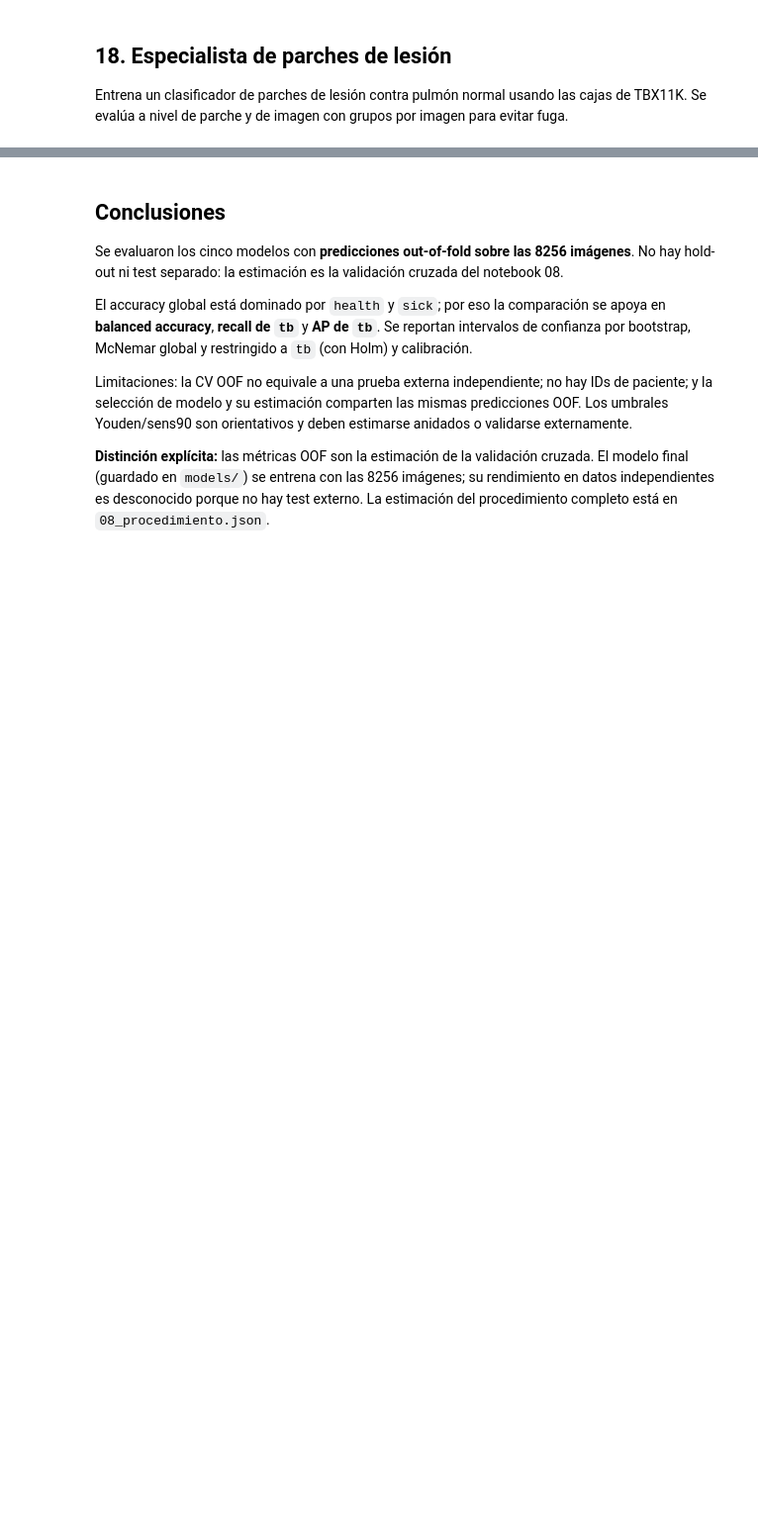
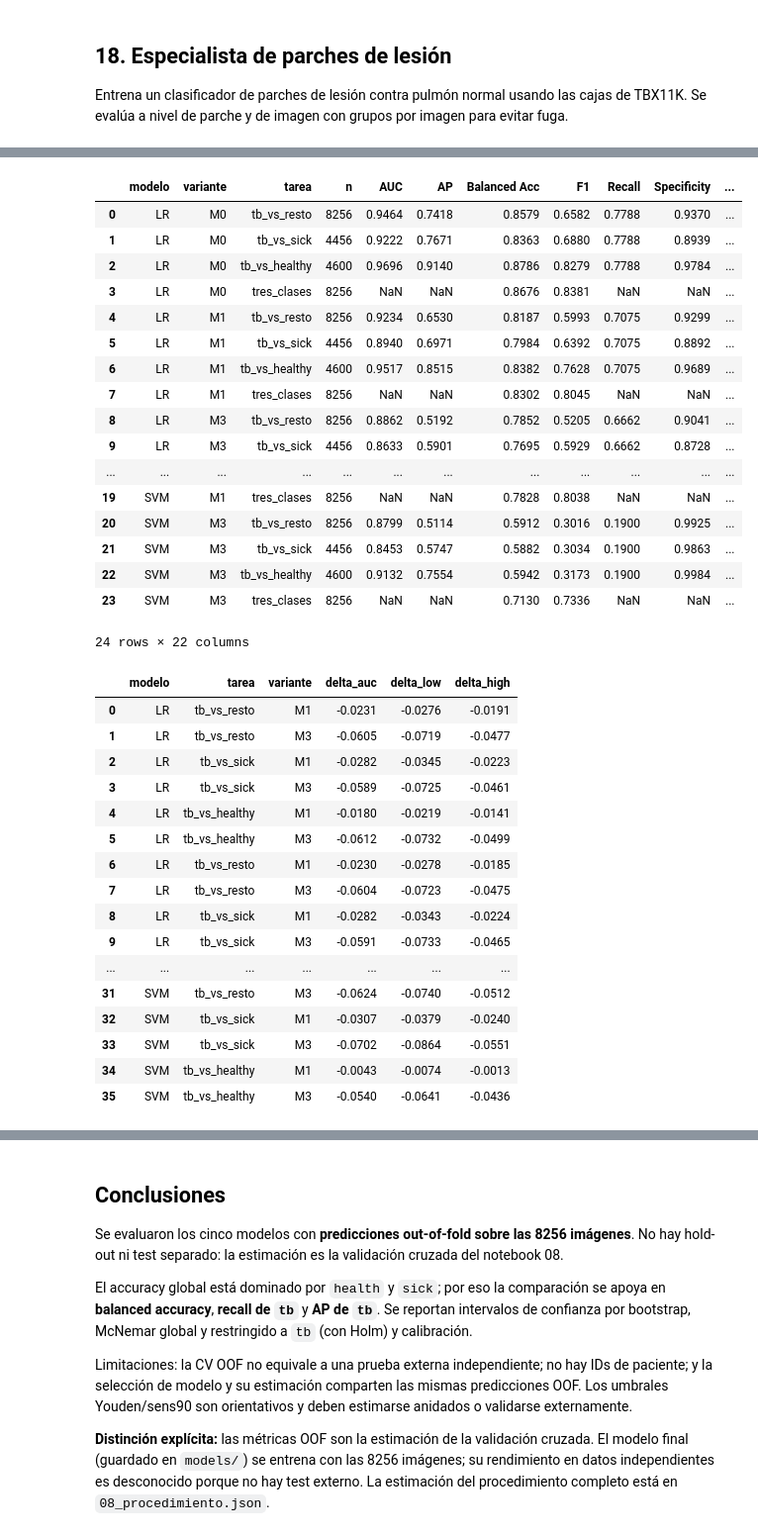
Before and after one commit to KevEstr/CAD_TBX11K, a Jupyter notebook: notebooks/09_Evaluacion_Comparativa.ipynb, the cells around one changed output, grey strips where cells are left out. Shown at 99% size. Saved outputs shown, nothing was run; the diff lists cells and outputs as text; code cells hidden in the pictures; blank space fills up the shorter version.

```diff
--- a/notebooks/09_Evaluacion_Comparativa.ipynb
+++ b/notebooks/09_Evaluacion_Comparativa.ipynb
@@ -1209,0 +1333,45 @@ display(pd.read_csv(DATA_DIR / 'lesion_patch_metrics.csv').round(4))
+# %%
+import subprocess
+
+subprocess.run(
+    [sys.executable, str(Path(PROJECT_ROOT) / 'scripts' / 'mitigate_shortcuts.py')],
+    check=True,
+)
+display(pd.read_csv(DATA_DIR / 'mitigacion_metricas.csv').round(4))
+display(pd.read_csv(DATA_DIR / 'mitigacion_diferencias.csv').round(4))
+# %% [output]
+|  | modelo | variante | tarea | n | AUC | AP | Balanced Acc | F1 | Recall | Specificity | ... |
+| 0 | LR | M0 | tb_vs_resto | 8256 | 0.9464 | 0.7418 | 0.8579 | 0.6582 | 0.7788 | 0.9370 | ... |
+| 1 | LR | M0 | tb_vs_sick | 4456 | 0.9222 | 0.7671 | 0.8363 | 0.6880 | 0.7788 | 0.8939 | ... |
+| 2 | LR | M0 | tb_vs_healthy | 4600 | 0.9696 | 0.9140 | 0.8786 | 0.8279 | 0.7788 | 0.9784 | ... |
+| 3 | LR | M0 | tres_clases | 8256 | NaN | NaN | 0.8676 | 0.8381 | NaN | NaN | ... |
+| 4 | LR | M1 | tb_vs_resto | 8256 | 0.9234 | 0.6530 | 0.8187 | 0.5993 | 0.7075 | 0.9299 | ... |
+| 5 | LR | M1 | tb_vs_sick | 4456 | 0.8940 | 0.6971 | 0.7984 | 0.6392 | 0.7075 | 0.8892 | ... |
+| 6 | LR | M1 | tb_vs_healthy | 4600 | 0.9517 | 0.8515 | 0.8382 | 0.7628 | 0.7075 | 0.9689 | ... |
+| 7 | LR | M1 | tres_clases | 8256 | NaN | NaN | 0.8302 | 0.8045 | NaN | NaN | ... |
+| 8 | LR | M3 | tb_vs_resto | 8256 | 0.8862 | 0.5192 | 0.7852 | 0.5205 | 0.6662 | 0.9041 | ... |
+| 9 | LR | M3 | tb_vs_sick | 4456 | 0.8633 | 0.5901 | 0.7695 | 0.5929 | 0.6662 | 0.8728 | ... |
+| ... | ... | ... | ... | ... | ... | ... | ... | ... | ... | ... | ... |
+| 19 | SVM | M1 | tres_clases | 8256 | NaN | NaN | 0.7828 | 0.8038 | NaN | NaN | ... |
+| 20 | SVM | M3 | tb_vs_resto | 8256 | 0.8799 | 0.5114 | 0.5912 | 0.3016 | 0.1900 | 0.9925 | ... |
+| 21 | SVM | M3 | tb_vs_sick | 4456 | 0.8453 | 0.5747 | 0.5882 | 0.3034 | 0.1900 | 0.9863 | ... |
+| 22 | SVM | M3 | tb_vs_healthy | 4600 | 0.9132 | 0.7554 | 0.5942 | 0.3173 | 0.1900 | 0.9984 | ... |
+| 23 | SVM | M3 | tres_clases | 8256 | NaN | NaN | 0.7130 | 0.7336 | NaN | NaN | ... |
+24 rows × 22 columns
+|  | modelo | tarea | variante | delta_auc | delta_low | delta_high |
+| 0 | LR | tb_vs_resto | M1 | -0.0231 | -0.0276 | -0.0191 |
+| 1 | LR | tb_vs_resto | M3 | -0.0605 | -0.0719 | -0.0477 |
+| 2 | LR | tb_vs_sick | M1 | -0.0282 | -0.0345 | -0.0223 |
+| 3 | LR | tb_vs_sick | M3 | -0.0589 | -0.0725 | -0.0461 |
+| 4 | LR | tb_vs_healthy | M1 | -0.0180 | -0.0219 | -0.0141 |
+| 5 | LR | tb_vs_healthy | M3 | -0.0612 | -0.0732 | -0.0499 |
+| 6 | LR | tb_vs_resto | M1 | -0.0230 | -0.0278 | -0.0185 |
+| 7 | LR | tb_vs_resto | M3 | -0.0604 | -0.0723 | -0.0475 |
+| 8 | LR | tb_vs_sick | M1 | -0.0282 | -0.0343 | -0.0224 |
+| 9 | LR | tb_vs_sick | M3 | -0.0591 | -0.0733 | -0.0465 |
+| ... | ... | ... | ... | ... | ... | ... |
+| 31 | SVM | tb_vs_resto | M3 | -0.0624 | -0.0740 | -0.0512 |
+| 32 | SVM | tb_vs_sick | M1 | -0.0307 | -0.0379 | -0.0240 |
+| 33 | SVM | tb_vs_sick | M3 | -0.0702 | -0.0864 | -0.0551 |
+| 34 | SVM | tb_vs_healthy | M1 | -0.0043 | -0.0074 | -0.0013 |
+| 35 | SVM | tb_vs_healthy | M3 | -0.0540 | -0.0641 | -0.0436 |
```
Also changed, not shown: parts of 11 cells of this notebook, 16 other files.
